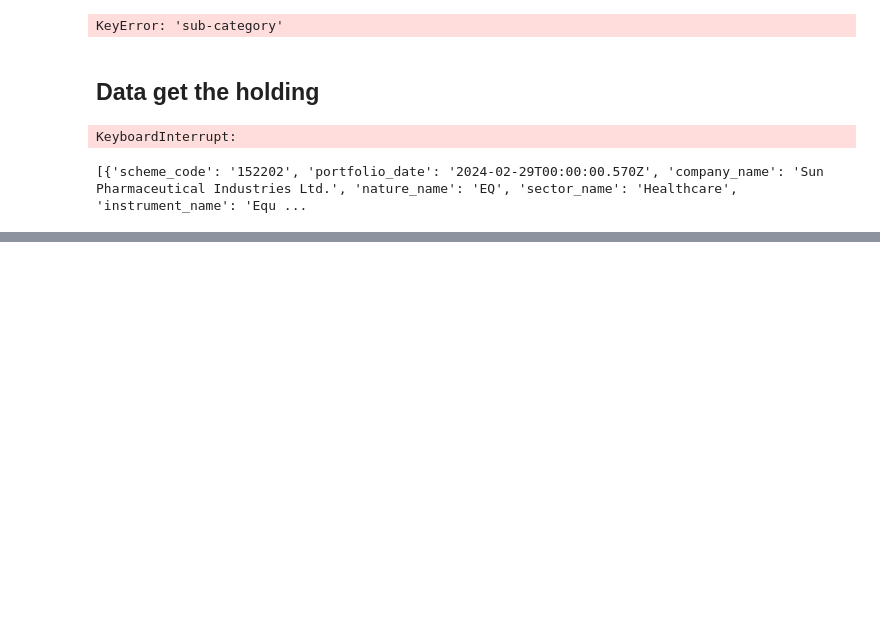
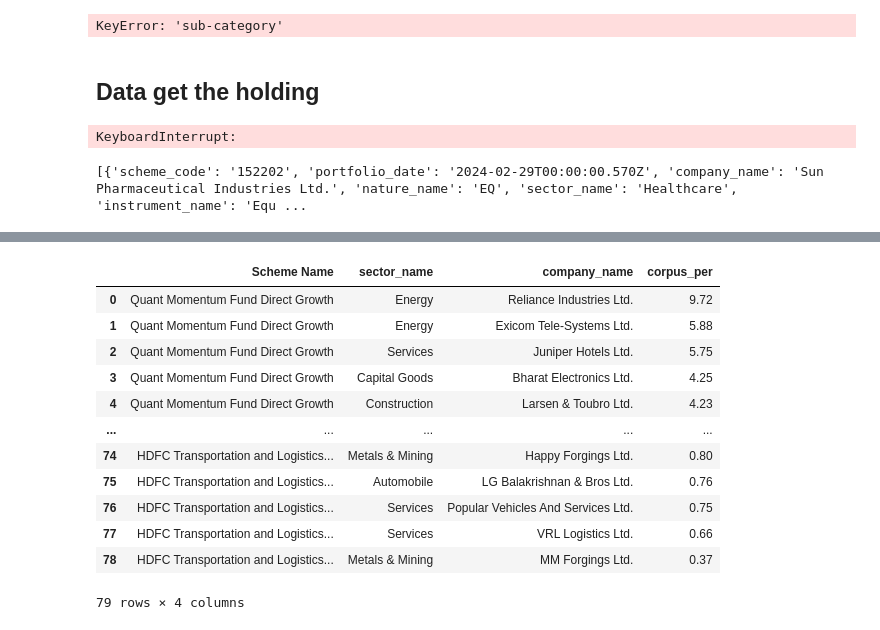
Before and after one commit to ansingh16/MF_analysis, a Jupyter notebook: Preprocess.ipynb, the cells around one changed output, grey strips where cells are left out. Drawn from its saved outputs; the diff is of its cells as text; code cells hidden in the pictures; blank space fills up the shorter version.

```diff
--- a/Preprocess.ipynb
+++ b/Preprocess.ipynb
@@ -297,0 +324,17 @@ chart.show()
+# %%
+
+df
+# %% [output]
+|  | Scheme Name | sector_name | company_name | corpus_per |
+| 0 | Quant Momentum Fund Direct Growth | Energy | Reliance Industries Ltd. | 9.72 |
+| 1 | Quant Momentum Fund Direct Growth | Energy | Exicom Tele-Systems Ltd. | 5.88 |
+| 2 | Quant Momentum Fund Direct Growth | Services | Juniper Hotels Ltd. | 5.75 |
+| 3 | Quant Momentum Fund Direct Growth | Capital Goods | Bharat Electronics Ltd. | 4.25 |
+| 4 | Quant Momentum Fund Direct Growth | Construction | Larsen & Toubro Ltd. | 4.23 |
+| ... | ... | ... | ... | ... |
+| 74 | HDFC Transportation and Logistics... | Metals & Mining | Happy Forgings Ltd. | 0.80 |
+| 75 | HDFC Transportation and Logistics... | Automobile | LG Balakrishnan & Bros Ltd. | 0.76 |
+| 76 | HDFC Transportation and Logistics... | Services | Popular Vehicles And Services Ltd. | 0.75 |
+| 77 | HDFC Transportation and Logistics... | Services | VRL Logistics Ltd. | 0.66 |
+| 78 | HDFC Transportation and Logistics... | Metals & Mining | MM Forgings Ltd. | 0.37 |
+79 rows × 4 columns
```
Also changed, not shown: parts of 6 cells of this notebook, 3 other files.
